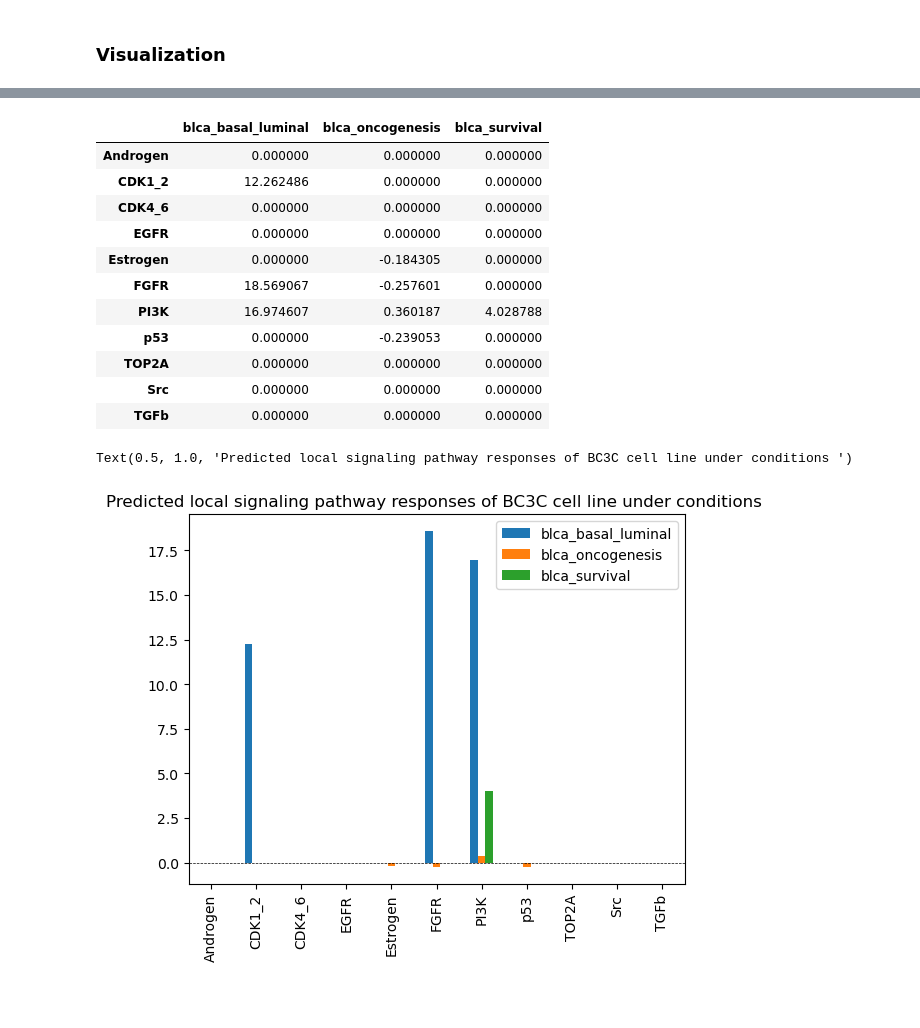
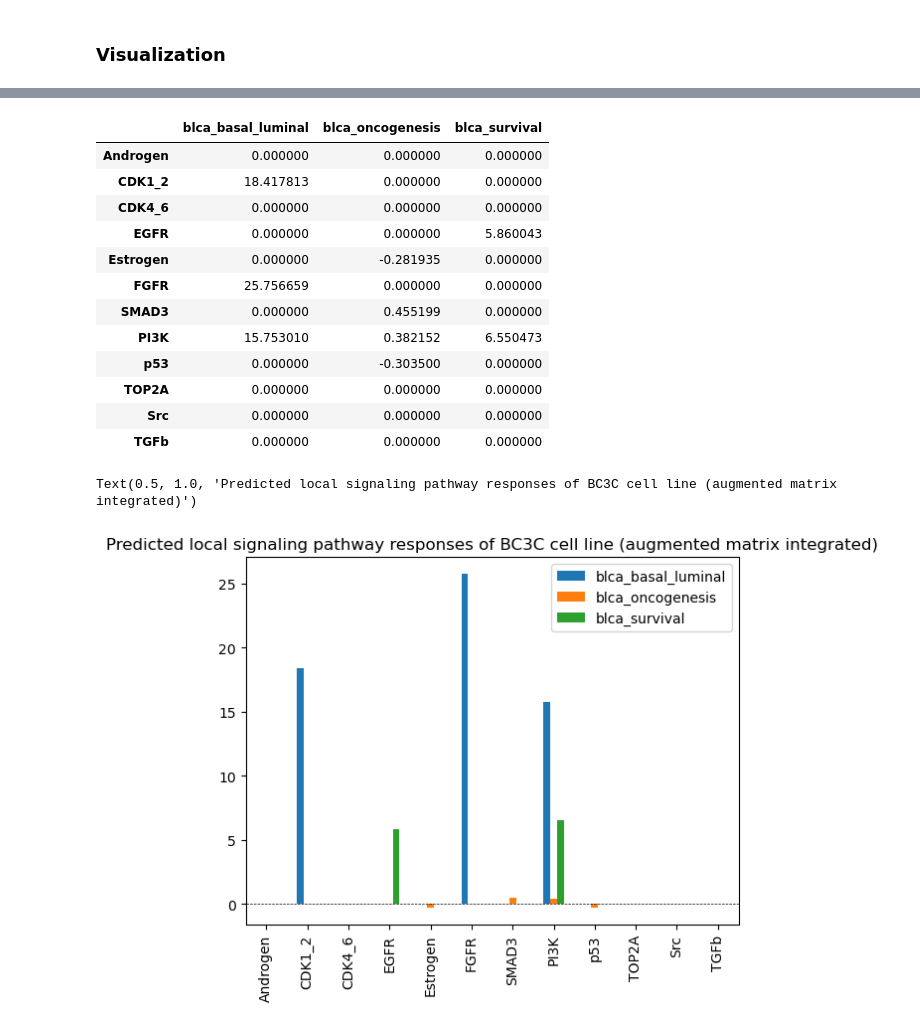
Before and after one commit to jingsday/blca_publication, a Jupyter notebook: blca_publication_Scripts/blca_Scripts_bmra/blca_Scripts_bmra_bc3c_oct_aug/03_bmra_run.ipynb, the cells around one changed output, grey strips where cells are left out. Drawn from its saved outputs; the diff is of its cells as text; code cells hidden in the pictures; blank space fills up the shorter version.

```diff
--- a/blca_publication_Scripts/blca_Scripts_bmra/blca_Scripts_bmra_bc3c_oct_aug/03_bmra_run.ipynb
+++ b/blca_publication_Scripts/blca_Scripts_bmra/blca_Scripts_bmra_bc3c_oct_aug/03_bmra_run.ipynb
@@ -10,7 +10,7 @@ import bmra
 # %%
 cell_line = 'BC3C'
 
-data_dir =f'/home/jing/Phd_project/project_UCD_blca/blca_publication_OUTPUT/blca_publication_OUTPUT_bmra/blca_publication_OUTPUT_bmra_{cell_line}_oct/'
+data_dir =f'/home/jing/Phd_project/project_UCD_blca/blca_publication_OUTPUT/blca_publication_OUTPUT_bmra/blca_publication_OUTPUT_bmra_{cell_line}_oct_aug/'
 data_dir_1 = os.path.join(data_dir, f'00_outputs_2020_{cell_line}/')
 data_dir_2 = os.path.join(data_dir, f'01_outputs_2020_{cell_line}/')
 
@@ -409,6 +405,6 @@ Text(0.5, 1.0, 'Predicted global signaling pathway responses of BC3C cell line u
 # %%
 display(rm_filt)
-rm_subset=rm_filt[['Androgen','CDK1_2', 'CDK4_6', 'EGFR', 'Estrogen', 'FGFR',
+rm_subset=rm_filt[['Androgen','CDK1_2', 'CDK4_6', 'EGFR', 'Estrogen', 'FGFR','SMAD3',
        'PI3K', 'p53', 'TOP2A','Src','TGFb']]
 # %% [output]
 |  | Androgen | CDK1_2 | CDK4_6 | EGFR | Estrogen | FGFR | PI3K | p53 | TOP2A | Src | TGFb | ... |
@@ -434,20 +430,21 @@ display(rm_subset)
 # %% [output]
 |  | blca_basal_luminal | blca_oncogenesis | blca_survival |
 | Androgen | 0.000000 | 0.000000 | 0.000000 |
-| CDK1_2 | 12.262486 | 0.000000 | 0.000000 |
+| CDK1_2 | 18.417813 | 0.000000 | 0.000000 |
 | CDK4_6 | 0.000000 | 0.000000 | 0.000000 |
-| EGFR | 0.000000 | 0.000000 | 0.000000 |
-| Estrogen | 0.000000 | -0.184305 | 0.000000 |
-| FGFR | 18.569067 | -0.257601 | 0.000000 |
-| PI3K | 16.974607 | 0.360187 | 4.028788 |
-| p53 | 0.000000 | -0.239053 | 0.000000 |
+| EGFR | 0.000000 | 0.000000 | 5.860043 |
+| Estrogen | 0.000000 | -0.281935 | 0.000000 |
+| FGFR | 25.756659 | 0.000000 | 0.000000 |
+| SMAD3 | 0.000000 | 0.455199 | 0.000000 |
+| PI3K | 15.753010 | 0.382152 | 6.550473 |
+| p53 | 0.000000 | -0.303500 | 0.000000 |
 | TOP2A | 0.000000 | 0.000000 | 0.000000 |
 | Src | 0.000000 | 0.000000 | 0.000000 |
 | TGFb | 0.000000 | 0.000000 | 0.000000 |
 # %%
 rm_subset.plot.bar()
 plt.axhline(y=0, linestyle='--', color='black',linewidth=0.5)
-plt.title(f"Predicted local signaling pathway responses of {cell_line} cell line under conditions ")
+plt.title(f"Predicted local signaling pathway responses of {cell_line} cell line (augmented matrix integrated)")
 # %% [output]
-Text(0.5, 1.0, 'Predicted local signaling pathway responses of BC3C cell line under conditions ')
+Text(0.5, 1.0, 'Predicted local signaling pathway responses of BC3C cell line (augmented matrix integrated)')
-[figure, old version]
+[figure, new version]
```
Also changed, not shown: parts of 10 cells of this notebook, 1 other file.
